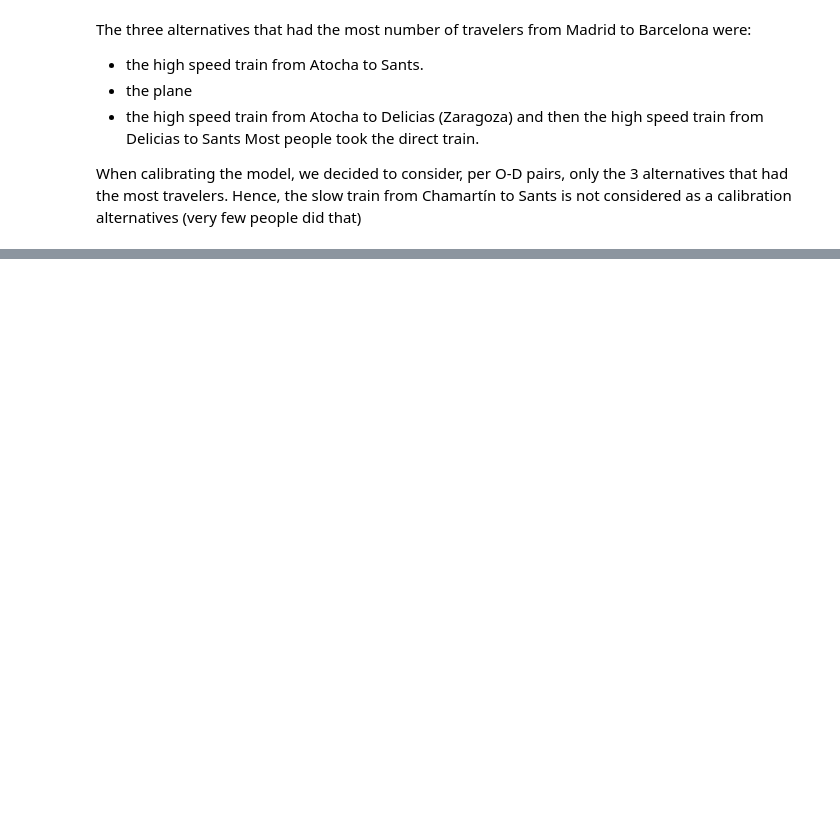
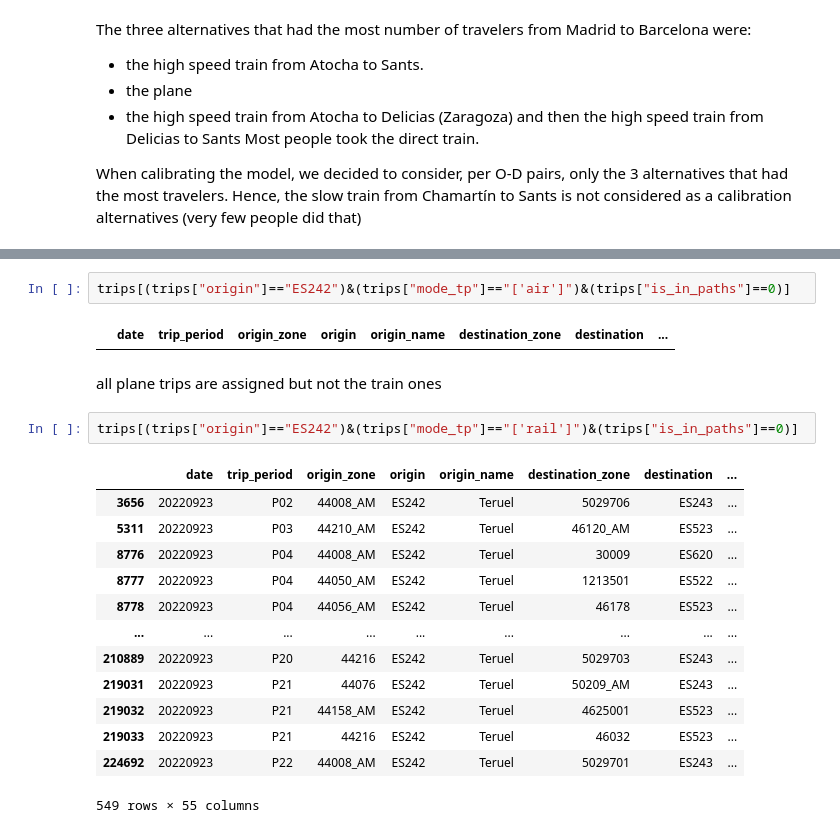
Before and after one commit to UoW-ATM/MultiModX, a Jupyter notebook: notebooks/new_trip_to_paths_1.ipynb, the cells around one changed output, grey strips where cells are left out. Saved outputs shown, nothing was run; the diff lists cells and outputs as text; blank space fills up the shorter version.

```diff
--- a/notebooks/new_trip_to_paths_1.ipynb
+++ b/notebooks/new_trip_to_paths_1.ipynb
@@ -1436,0 +1492,22 @@ Final gradient norm:            2.369064e-06
+# %%
+trips[(trips["origin"]=="ES242")&(trips["mode_tp"]=="['air']")&(trips["is_in_paths"]==0)]
+# %% [output]
+|  | date | trip_period | origin_zone | origin | origin_name | destination_zone | destination | ... |
+# %% [markdown]
+all plane trips are assigned but not the train ones
+# %%
+trips[(trips["origin"]=="ES242")&(trips["mode_tp"]=="['rail']")&(trips["is_in_paths"]==0)]
+# %% [output]
+|  | date | trip_period | origin_zone | origin | origin_name | destination_zone | destination | ... |
+| 3656 | 20220923 | P02 | 44008_AM | ES242 | Teruel | 5029706 | ES243 | ... |
+| 5311 | 20220923 | P03 | 44210_AM | ES242 | Teruel | 46120_AM | ES523 | ... |
+| 8776 | 20220923 | P04 | 44008_AM | ES242 | Teruel | 30009 | ES620 | ... |
+| 8777 | 20220923 | P04 | 44050_AM | ES242 | Teruel | 1213501 | ES522 | ... |
+| 8778 | 20220923 | P04 | 44056_AM | ES242 | Teruel | 46178 | ES523 | ... |
+| ... | ... | ... | ... | ... | ... | ... | ... | ... |
+| 210889 | 20220923 | P20 | 44216 | ES242 | Teruel | 5029703 | ES243 | ... |
+| 219031 | 20220923 | P21 | 44076 | ES242 | Teruel | 50209_AM | ES243 | ... |
+| 219032 | 20220923 | P21 | 44158_AM | ES242 | Teruel | 4625001 | ES523 | ... |
+| 219033 | 20220923 | P21 | 44216 | ES242 | Teruel | 46032 | ES523 | ... |
+| 224692 | 20220923 | P22 | 44008_AM | ES242 | Teruel | 5029701 | ES243 | ... |
+549 rows × 55 columns
```
Also changed, not shown: parts of 68 cells of this notebook, 2 other files.
